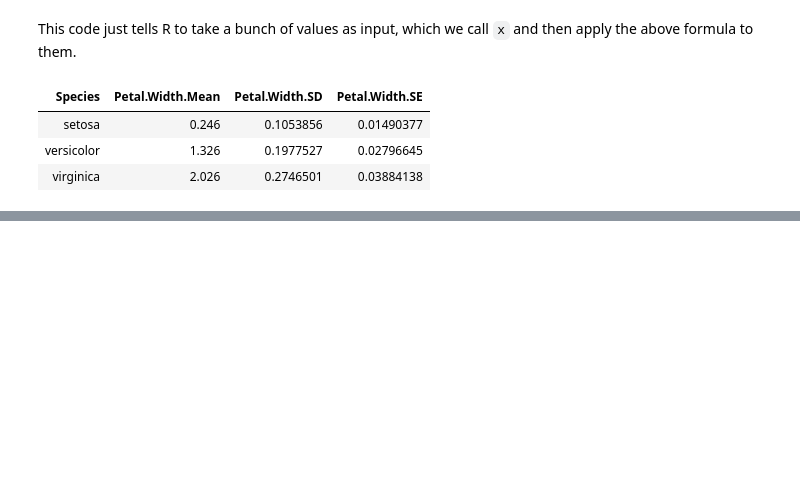
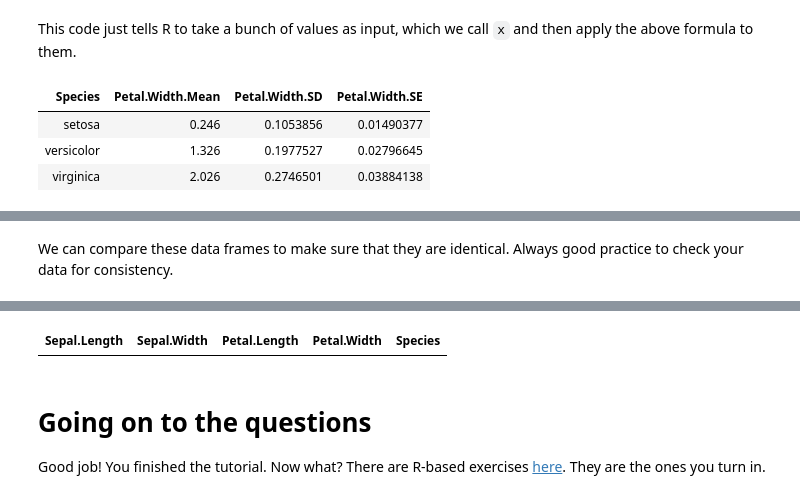
Before and after one commit to mikheyev/ecology-prac2, a Jupyter notebook: intro to visualization and analysis.ipynb, the cells around one changed output, grey strips where cells are left out. Drawn from its saved outputs; the diff is of its cells as text; code cells hidden in the pictures; blank space fills up the shorter version.

```diff
--- a/intro to visualization and analysis.ipynb
+++ b/intro to visualization and analysis.ipynb
@@ -195,0 +228,4 @@ For each question run a code cell where appropriate
+# %%
+library(readxl) # load library that parses excel files
+iris2 <- read_excel("iris.xlsx")
+head(iris2)
@@ -195,0 +240,5 @@ For each question run a code cell where appropriate
+# %% [markdown]
+We can compare these data frames to make sure that they are identical. Always good practice to check your data for consistency.
+# %%
+setdiff(iris, iris2)
+# %% [output]
@@ -195,0 +247,5 @@ For each question run a code cell where appropriate
+| Sepal.Length | Sepal.Width | Petal.Length | Petal.Width | Species |
+# %% [markdown]
+# Going on to the questions
+
+Good job! You finished the tutorial. Now what? There are R-based exercises [here](Practical%202%20questions.ipynb). They are the ones you turn in.
```
Also changed, not shown: parts of 38 cells of this notebook, 4 other files.
